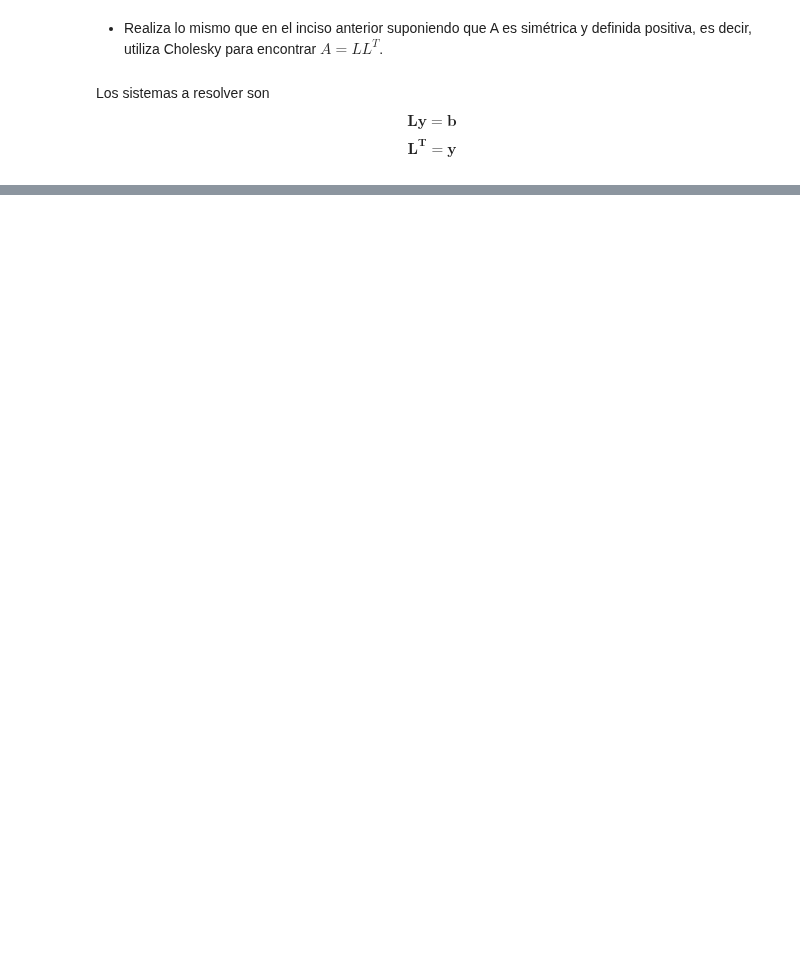
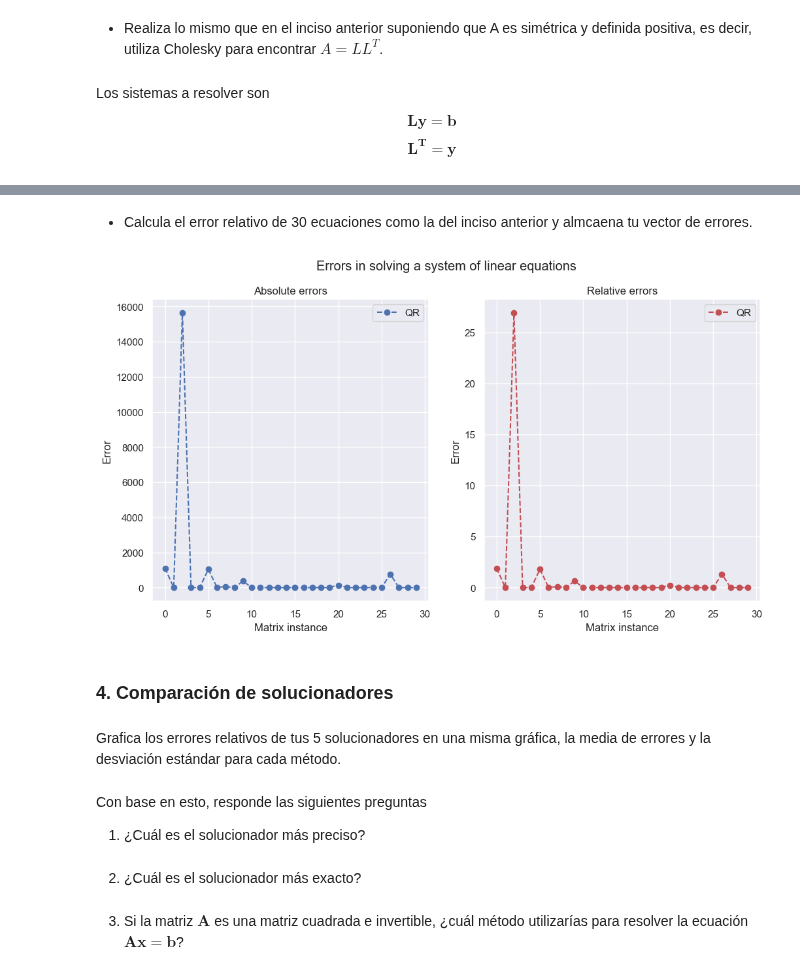
Before and after one commit to emilianodesu/LCD-5Sem-2025-1, a Jupyter notebook: MMCCD/Emiliano_Mendoza_T2.ipynb, the cells around one changed output, grey strips where cells are left out. Drawn from its saved outputs; the diff is of its cells as text; code cells hidden in the pictures; blank space fills up the shorter version.

```diff
--- a/MMCCD/Emiliano_Mendoza_T2.ipynb
+++ b/MMCCD/Emiliano_Mendoza_T2.ipynb
@@ -279,0 +709,5 @@ def solve_sle_cholesky(A: np.ndarray, b: np.ndarray) -> np.ndarray:
+# %%
+scale = 10
+A = scale*np.random.rand(100,100)
+# x_s = np.array([[i+1 for i in range(100)]], dtype=float).T ### No need to redefine x_s
+b = A@x_s
@@ -279,0 +728,4 @@ def solve_sle_cholesky(A: np.ndarray, b: np.ndarray) -> np.ndarray:
+# %%
+# qr solution
+x_qr = solve_qr(A, b)
+x_qr.flatten()
@@ -279,0 +750,43 @@ def solve_sle_cholesky(A: np.ndarray, b: np.ndarray) -> np.ndarray:
+# %% [markdown]
+- Calcula el error relativo de 30 ecuaciones como la del inciso anterior y almcaena tu vector de errores.
+# %%
+# Preallocate arrays for errors
+abs_errors_qr = np.zeros(30)
+rel_errors_qr = np.zeros(30)
+# %%
+for i in range(30):
+    M = scale*np.random.rand(100,100)
+    A = M@M.T
+    b = A@x_s
+    x_qr = solve_qr(A, b).flatten()
+    abs_errors_qr[i] = abs_err(x_qr, x_s.flatten())
+    rel_errors_qr[i] = rel_err(x_qr, x_s.flatten())
+# %%
+# Plot errors
+fig, axs = plt.subplots(1, 2, figsize=(12, 6))
+fig.suptitle('Errors in solving a system of linear equations')
+axs[0].plot(range(30), abs_errors_qr, 'b--o', label='QR')
+axs[0].set_title('Absolute errors')
+axs[0].set_xlabel('Matrix instance')
+axs[0].set_ylabel('Error')
+axs[0].legend()
+axs[1].plot(range(30), rel_errors_qr, 'r--o', label='QR')
+axs[1].set_title('Relative errors')
+axs[1].set_xlabel('Matrix instance')
+axs[1].set_ylabel('Error')
+axs[1].legend()
+plt.show()
+# %% [output]
+[figure, added]
+# %% [markdown]
+### 4. **Comparación de solucionadores**
+# %% [markdown]
+Grafica los errores relativos de tus 5 solucionadores en una misma gráfica, la media de errores y la desviación estándar para cada método.
+# %% [markdown]
+Con base en esto, responde las siguientes preguntas
+
+1. ¿Cuál es el solucionador más preciso?
+# %% [markdown]
+2. ¿Cuál es el solucionador más exacto?
+# %% [markdown]
+3. Si la matriz $\mathbf{A}$ es una matriz cuadrada e invertible, ¿cuál método utilizarías para resolver la ecuación $\mathbf{Ax=b}$?
```
Also changed, not shown: parts of 57 cells of this notebook, 4 other files.
